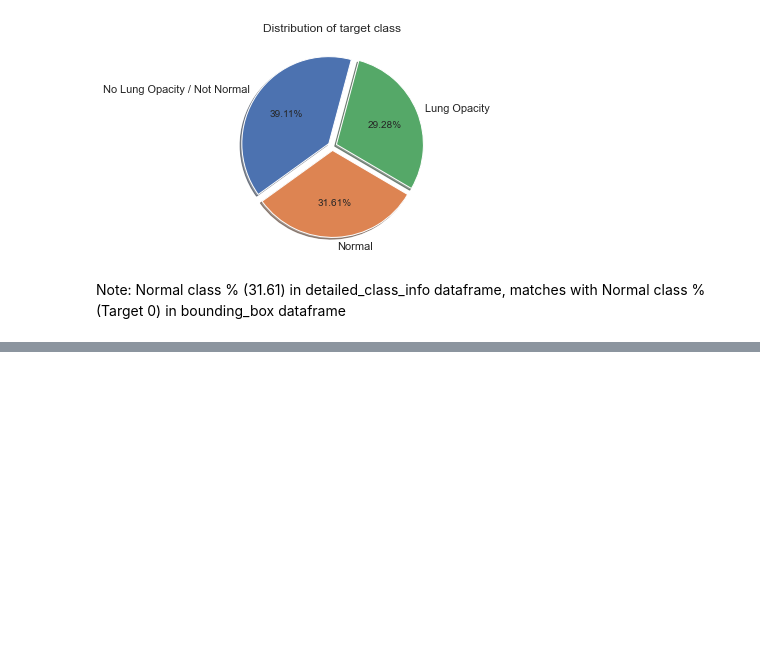
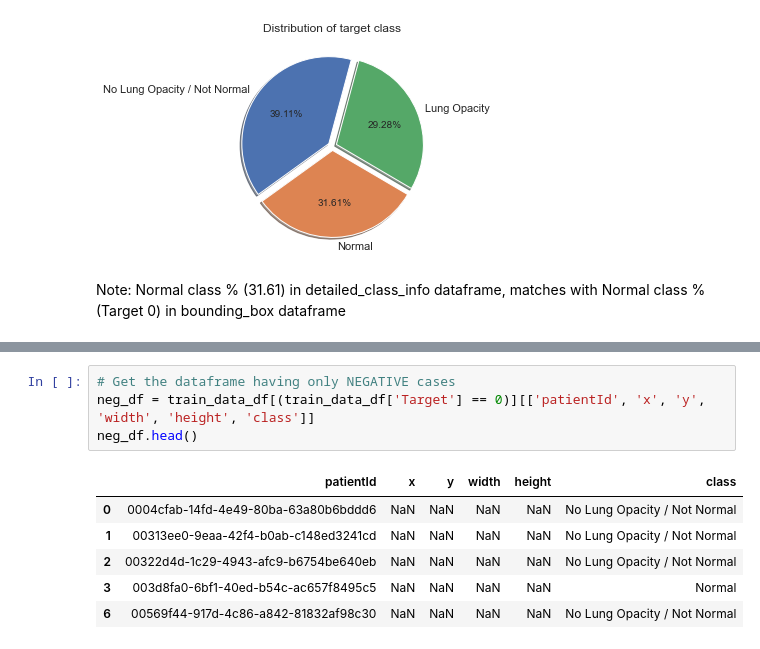
Before and after one commit to singhalgagan1/GreatLearningCapstoneProject, a Jupyter notebook: Practice/Karthik/Capstone_PneumoniaDetection_KarthikSanthanam.ipynb, the cells around one changed output, grey strips where cells are left out. Saved outputs shown, nothing was run; the diff lists cells and outputs as text; blank space fills up the shorter version.

```diff
--- a/Practice/Karthik/Capstone_PneumoniaDetection_KarthikSanthanam.ipynb
+++ b/Practice/Karthik/Capstone_PneumoniaDetection_KarthikSanthanam.ipynb
@@ -373,0 +387,11 @@ Note: Normal class % (31.61) in detailed_class_info dataframe, matches with Norm
+# %%
+# Get the dataframe having only NEGATIVE cases
+neg_df = train_data_df[(train_data_df['Target'] == 0)][['patientId', 'x', 'y', 'width', 'height', 'class']]
+neg_df.head()
+# %% [output]
+|  | patientId | x | y | width | height | class |
+| 0 | 0004cfab-14fd-4e49-80ba-63a80b6bddd6 | NaN | NaN | NaN | NaN | No Lung Opacity / Not Normal |
+| 1 | 00313ee0-9eaa-42f4-b0ab-c148ed3241cd | NaN | NaN | NaN | NaN | No Lung Opacity / Not Normal |
+| 2 | 00322d4d-1c29-4943-afc9-b6754be640eb | NaN | NaN | NaN | NaN | No Lung Opacity / Not Normal |
+| 3 | 003d8fa0-6bf1-40ed-b54c-ac657f8495c5 | NaN | NaN | NaN | NaN | Normal |
+| 6 | 00569f44-917d-4c86-a842-81832af98c30 | NaN | NaN | NaN | NaN | No Lung Opacity / Not Normal |
```
Also changed, not shown: parts of 14 cells of this notebook.
